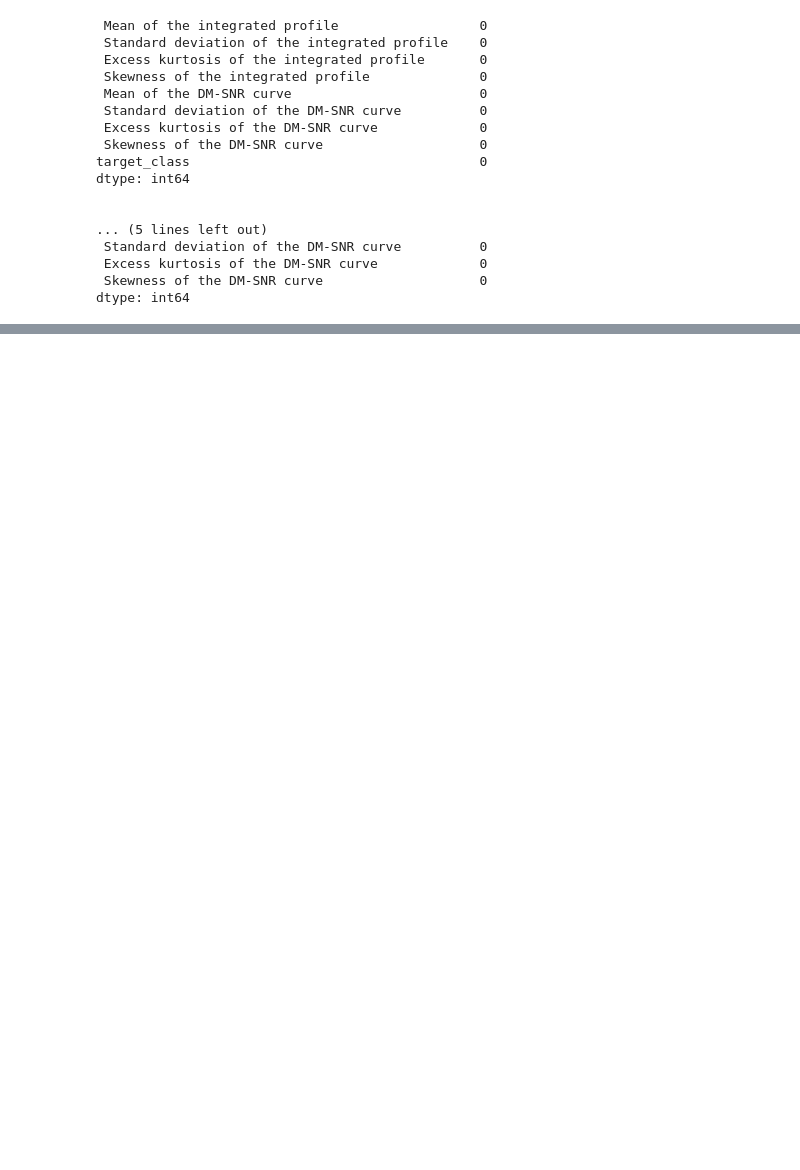
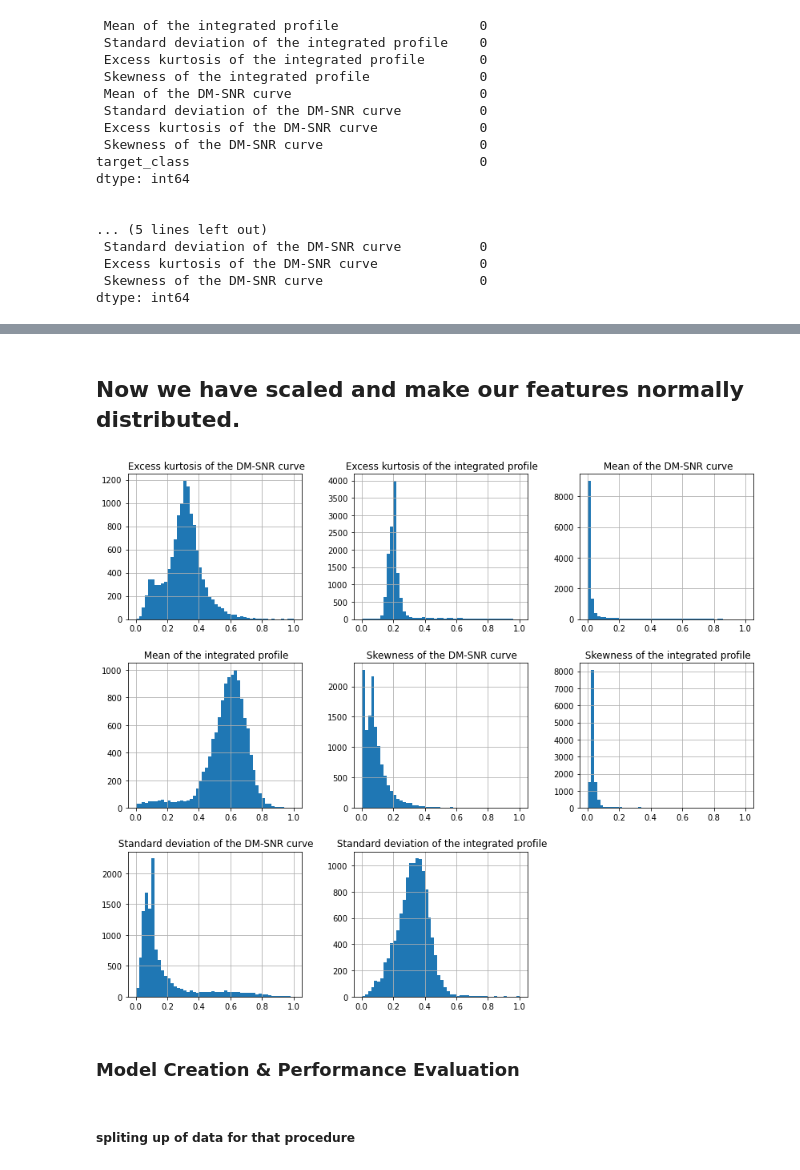
Before and after one commit to Nextgen-AI-solutions/Kaggle_challenges, a Jupyter notebook: pulsar_star_dataset/star.ipynb, the cells around one changed output, grey strips where cells are left out. Drawn from its saved outputs; the diff is of its cells as text; code cells hidden in the pictures; blank space fills up the shorter version.

```diff
--- a/pulsar_star_dataset/star.ipynb
+++ b/pulsar_star_dataset/star.ipynb
@@ -143,0 +159,6 @@ dtype: int64
+# %%
+from sklearn.preprocessing import MinMaxScaler
+nor_scale = MinMaxScaler()
+# %%
+train_sc_df = train_df.iloc[:,:-1]
+train_sc_df.head(5)
@@ -143,0 +180,3 @@ dtype: int64
+# %%
+colset = train_sc_df.columns.to_list()
+colset
@@ -143,0 +192,5 @@ dtype: int64
+# %%
+scaled_train_feat = nor_scale.fit_transform(train_sc_df)
+scaled_train_feat
+dsf = pd.DataFrame(scaled_train_feat,columns=colset)
+dsf.head(6)
@@ -143,0 +219,11 @@ dtype: int64
+# %% [markdown]
+## Now we have scaled and make our features normally distributed.
+# %%
+dsf.hist(bins=50,figsize=(14,12))
+plt.show()
+# %% [output]
+[figure, added]
+# %% [markdown]
+### Model Creation & Performance Evaluation
+# %% [markdown]
+##### spliting up of data for that procedure
```
Also changed, not shown: parts of 11 cells of this notebook.
